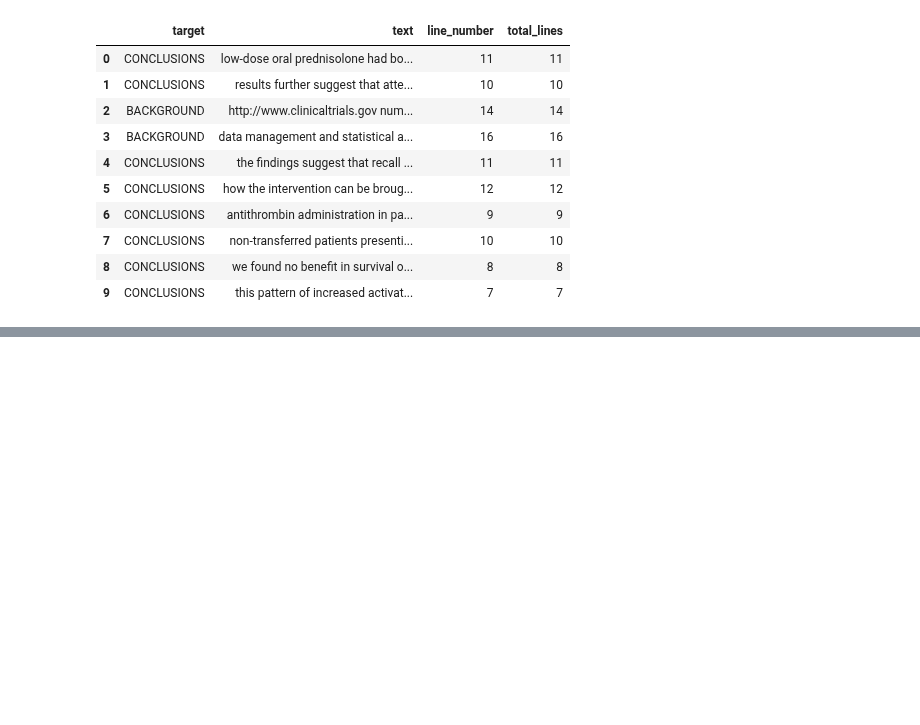
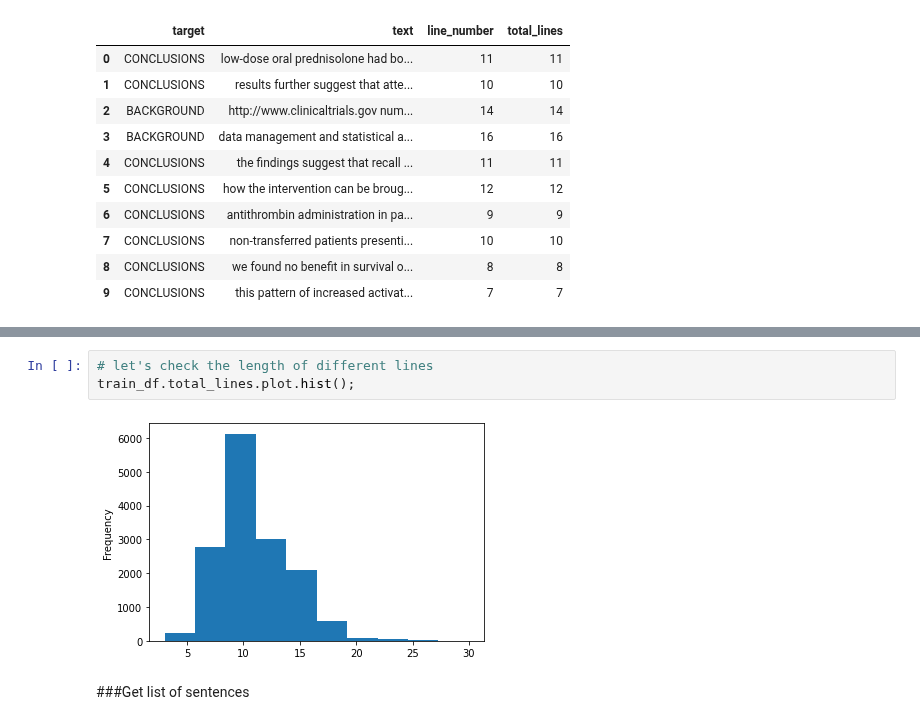
Before and after one commit to Nazhan99/Tensorflow_notes, a Jupyter notebook: 09_SkimLit_NLP_milestone_project_2.ipynb, the cells around one changed output, grey strips where cells are left out. Drawn from its saved outputs; the diff is of its cells as text; blank space fills up the shorter version.

```diff
--- a/09_SkimLit_NLP_milestone_project_2.ipynb
+++ b/09_SkimLit_NLP_milestone_project_2.ipynb
@@ -222,0 +233,7 @@ train_df.head(10)
+# %%
+# let's check the length of different lines
+train_df.total_lines.plot.hist();
+# %% [output]
+[figure, added]
+# %% [markdown]
+###Get list of sentences
```
Also changed, not shown: parts of 3 cells of this notebook.
